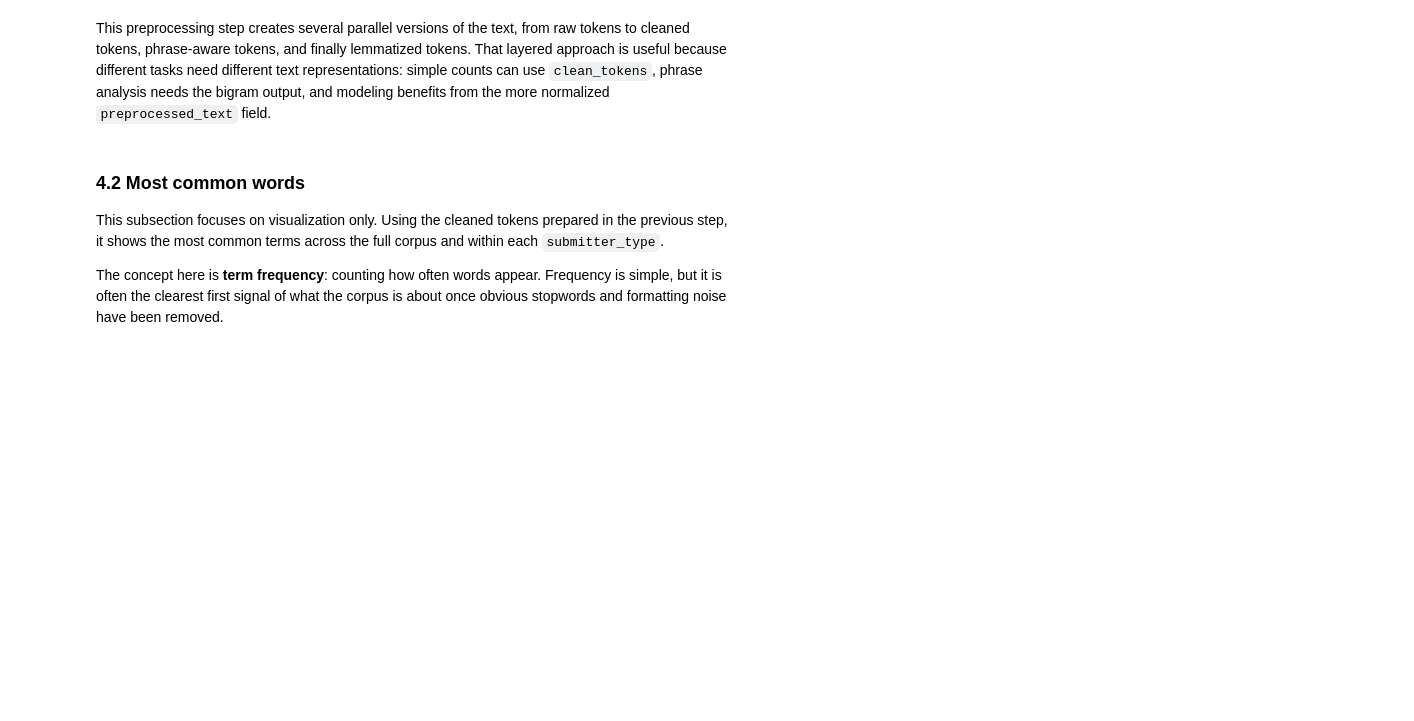
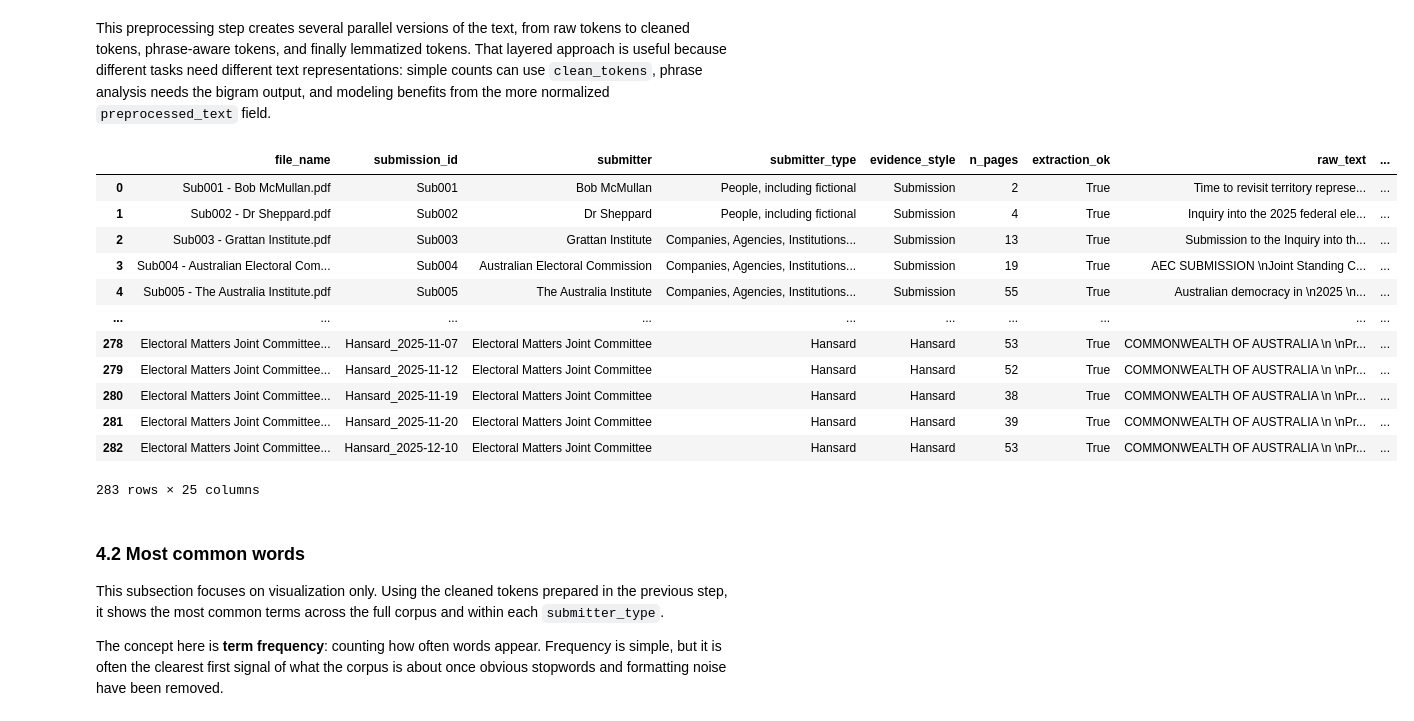
Before and after one commit to Sebas102507/nlp-parliamentary-inquiry-text-mining, a Jupyter notebook: Parliamentary_Inquiry_Text_Mining_Report.ipynb, the cells around one changed output. Cells and saved outputs as stored; diff of their text form; code cells hidden in the pictures; blank space fills up the shorter version.

```diff
--- a/Parliamentary_Inquiry_Text_Mining_Report.ipynb
+++ b/Parliamentary_Inquiry_Text_Mining_Report.ipynb
@@ -1458,6 +1456,22 @@ corpus_df[["file_name", "clean_tokens", "pmi_bigram_tokens", "pmi_trigram_tokens
 | 9 | Sub010 - Name withheld.pdf | [regarding, brief, voted, day, po... | [regarding, brief, voted, day, po... | [regarding_brief_voted, brief_vot... | [regarding, brief, voted, day, po... | ... |
 # %% [markdown]
 This preprocessing step creates several parallel versions of the text, from raw tokens to cleaned tokens, phrase-aware tokens, and finally lemmatized tokens. That layered approach is useful because different tasks need different text representations: simple counts can use `clean_tokens`, phrase analysis needs the bigram output, and modeling benefits from the more normalized `preprocessed_text` field.
+# %%
+corpus_df
+# %% [output]
+|  | file_name | submission_id | submitter | submitter_type | evidence_style | n_pages | extraction_ok | raw_text | ... |
+| 0 | Sub001 - Bob McMullan.pdf | Sub001 | Bob McMullan | People, including fictional | Submission | 2 | True | Time to revisit territory represe... | ... |
+| 1 | Sub002 - Dr Sheppard.pdf | Sub002 | Dr Sheppard | People, including fictional | Submission | 4 | True | Inquiry into the 2025 federal ele... | ... |
+| 2 | Sub003 - Grattan Institute.pdf | Sub003 | Grattan Institute | Companies, Agencies, Institutions... | Submission | 13 | True | Submission to the Inquiry into th... | ... |
+| 3 | Sub004 - Australian Electoral Com... | Sub004 | Australian Electoral Commission | Companies, Agencies, Institutions... | Submission | 19 | True | AEC SUBMISSION \nJoint Standing C... | ... |
+| 4 | Sub005 - The Australia Institute.pdf | Sub005 | The Australia Institute | Companies, Agencies, Institutions... | Submission | 55 | True | Australian democracy in \n2025 \n... | ... |
+| ... | ... | ... | ... | ... | ... | ... | ... | ... | ... |
+| 278 | Electoral Matters Joint Committee... | Hansard_2025-11-07 | Electoral Matters Joint Committee | Hansard | Hansard | 53 | True | COMMONWEALTH OF AUSTRALIA \n \nPr... | ... |
+| 279 | Electoral Matters Joint Committee... | Hansard_2025-11-12 | Electoral Matters Joint Committee | Hansard | Hansard | 52 | True | COMMONWEALTH OF AUSTRALIA \n \nPr... | ... |
+| 280 | Electoral Matters Joint Committee... | Hansard_2025-11-19 | Electoral Matters Joint Committee | Hansard | Hansard | 38 | True | COMMONWEALTH OF AUSTRALIA \n \nPr... | ... |
+| 281 | Electoral Matters Joint Committee... | Hansard_2025-11-20 | Electoral Matters Joint Committee | Hansard | Hansard | 39 | True | COMMONWEALTH OF AUSTRALIA \n \nPr... | ... |
+| 282 | Electoral Matters Joint Committee... | Hansard_2025-12-10 | Electoral Matters Joint Committee | Hansard | Hansard | 53 | True | COMMONWEALTH OF AUSTRALIA \n \nPr... | ... |
+283 rows × 25 columns
 # %% [markdown]
 
 <a id="42-most-common-words"></a>
```
Also changed, not shown: parts of 12 cells of this notebook.
